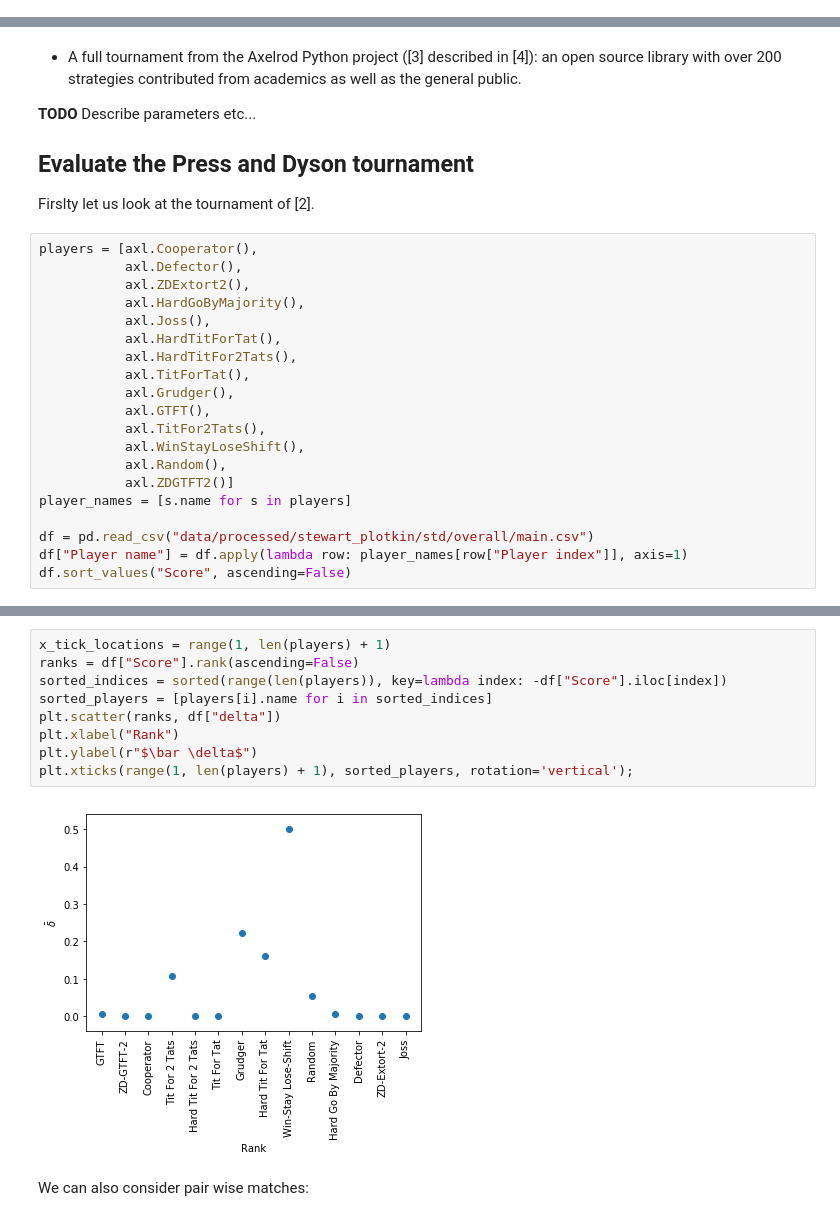
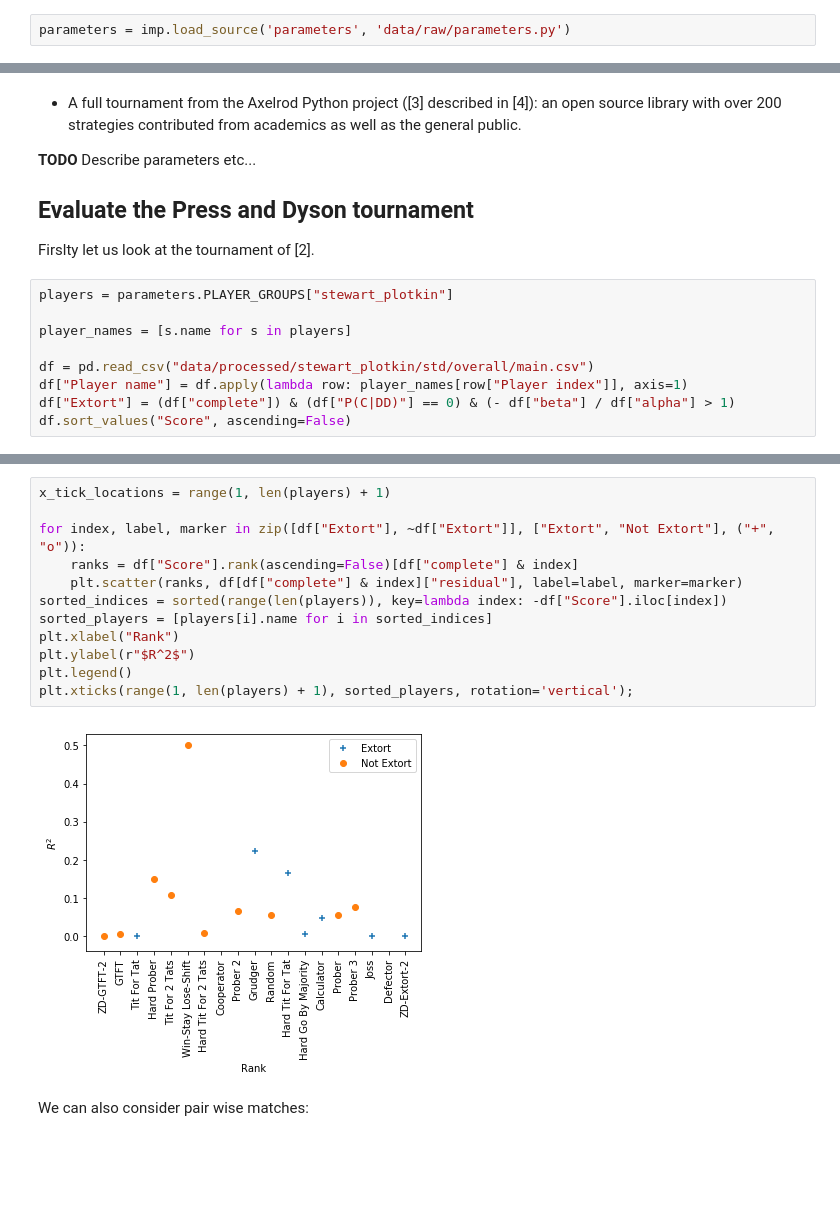
Before and after one commit to drvinceknight/testing_for_ZD, a Jupyter notebook: main.ipynb, the cells around one changed output, grey strips where cells are left out. Cells and saved outputs as stored; diff of their text form; blank space fills up the shorter version.

```diff
--- a/main.ipynb
+++ b/main.ipynb
@@ -9,6 +11,8 @@ import axelrod.interaction_utils as iu
 import testzd as zd
 
 C, D = axl.Action.C, axl.Action.D
+# %%
+parameters = imp.load_source('parameters', 'data/raw/parameters.py')
 # %% [markdown]
 # Investigate whether or not a strategy is zero determinant.
 
@@ -207,23 +221,12 @@ Let us measure the probabilities from two tournaments:
 
 Firslty let us look at the tournament of [2].
 # %%
-players = [axl.Cooperator(),
-           axl.Defector(),
-           axl.ZDExtort2(),
-           axl.HardGoByMajority(),
-           axl.Joss(),
-           axl.HardTitForTat(),
-           axl.HardTitFor2Tats(),
-           axl.TitForTat(),
-           axl.Grudger(),
-           axl.GTFT(),
-           axl.TitFor2Tats(),
-           axl.WinStayLoseShift(),
-           axl.Random(),
-           axl.ZDGTFT2()]
+players = parameters.PLAYER_GROUPS["stewart_plotkin"]
+
 player_names = [s.name for s in players]
 
 df = pd.read_csv("data/processed/stewart_plotkin/std/overall/main.csv")
 df["Player name"] = df.apply(lambda row: player_names[row["Player index"]], axis=1)
+df["Extort"] = (df["complete"]) & (df["P(C|DD)"] == 0) & (- df["beta"] / df["alpha"] > 1)
 df.sort_values("Score", ascending=False)
 # %% [output]
@@ -254,14 +250,17 @@ df[df["delta"] <= 10 ** -4]
 # %%
 x_tick_locations = range(1, len(players) + 1)
-ranks = df["Score"].rank(ascending=False)
+
+for index, label, marker in zip([df["Extort"], ~df["Extort"]], ["Extort", "Not Extort"], ("+", "o")):
+    ranks = df["Score"].rank(ascending=False)[df["complete"] & index]
+    plt.scatter(ranks, df[df["complete"] & index]["residual"], label=label, marker=marker)
 sorted_indices = sorted(range(len(players)), key=lambda index: -df["Score"].iloc[index])
 sorted_players = [players[i].name for i in sorted_indices]
-plt.scatter(ranks, df["delta"])
 plt.xlabel("Rank")
-plt.ylabel(r"$\bar \delta$")
+plt.ylabel(r"$R^2$")
+plt.legend()
 plt.xticks(range(1, len(players) + 1), sorted_players, rotation='vertical');
 # %% [output]
-[figure, old version]
+[figure, new version]
 # %% [markdown]
 We can also consider pair wise matches:
 # %%
```
Also changed, not shown: parts of 22 cells of this notebook, 2 other files.
